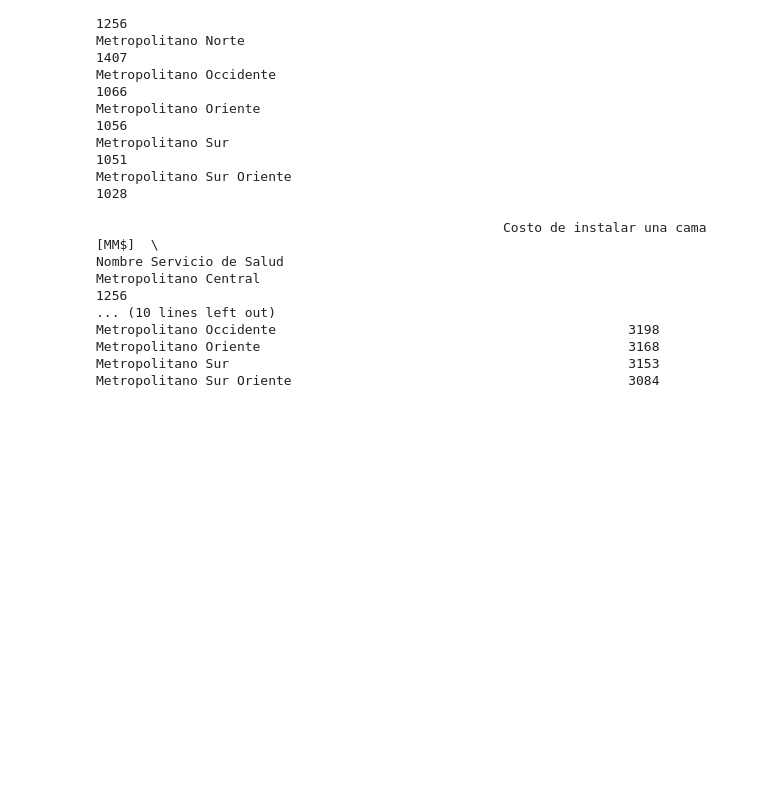
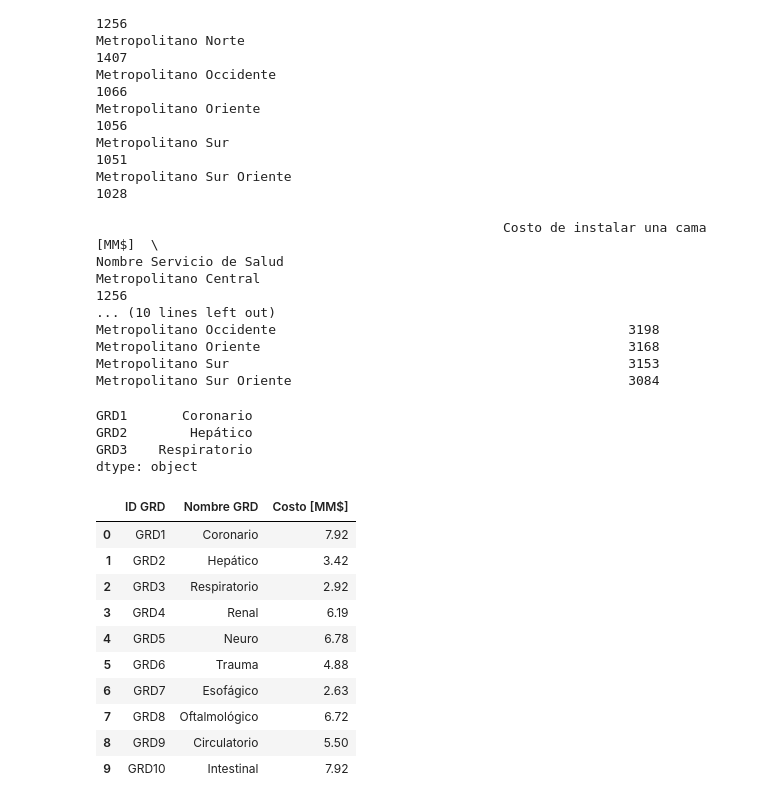
Before and after one commit to remunozz/cienciaDeDatos, a Jupyter notebook: evaluacion1.ipynb, the cells around one changed output. Cells and saved outputs as stored; diff of their text form; code cells hidden in the pictures; blank space fills up the shorter version.

```diff
--- a/evaluacion1.ipynb
+++ b/evaluacion1.ipynb
@@ -316,3 +316,37 @@ Metropolitano Occidente                                             3198
 Metropolitano Oriente                                               3168
 Metropolitano Sur                                                   3153
 Metropolitano Sur Oriente                                           3084
+# %%
+# Ejemplo Series basado en Tabla GRD
+import pandas as pd
+# Datos
+d={'GRD1':"Coronario", 'GRD2':"Hepático", 'GRD3': "Respiratorio"}
+# Comando Pandas.Series(datos, indice de datos)
+ser = pd.Series(data=d, index=['GRD1','GRD2','GRD3'])
+# Despliega series
+ser
+# %% [output]
+GRD1       Coronario
+GRD2        Hepático
+GRD3    Respiratorio
+dtype: object
+# %%
+# DataFrame
+import pandas as pd
+data = {'ID GRD':['GRD1','GRD2','GRD3','GRD4','GRD5','GRD6','GRD7','GRD8','GRD9','GRD10'],
+        'Nombre GRD':['Coronario','Hepático','Respiratorio','Renal','Neuro','Trauma','Esofágico','Oftalmológico','Circulatorio','Intestinal'],
+        'Costo [MM$]':[7.92,3.42,2.92,6.19,6.78,4.88,2.63,6.72,5.5,7.92]}
+df=pd.DataFrame(data=data)
+df
+# %% [output]
+|  | ID GRD | Nombre GRD | Costo [MM$] |
+| 0 | GRD1 | Coronario | 7.92 |
+| 1 | GRD2 | Hepático | 3.42 |
+| 2 | GRD3 | Respiratorio | 2.92 |
+| 3 | GRD4 | Renal | 6.19 |
+| 4 | GRD5 | Neuro | 6.78 |
+| 5 | GRD6 | Trauma | 4.88 |
+| 6 | GRD7 | Esofágico | 2.63 |
+| 7 | GRD8 | Oftalmológico | 6.72 |
+| 8 | GRD9 | Circulatorio | 5.50 |
+| 9 | GRD10 | Intestinal | 7.92 |
```
Also changed, not shown: parts of 7 cells of this notebook, 1 other file.
